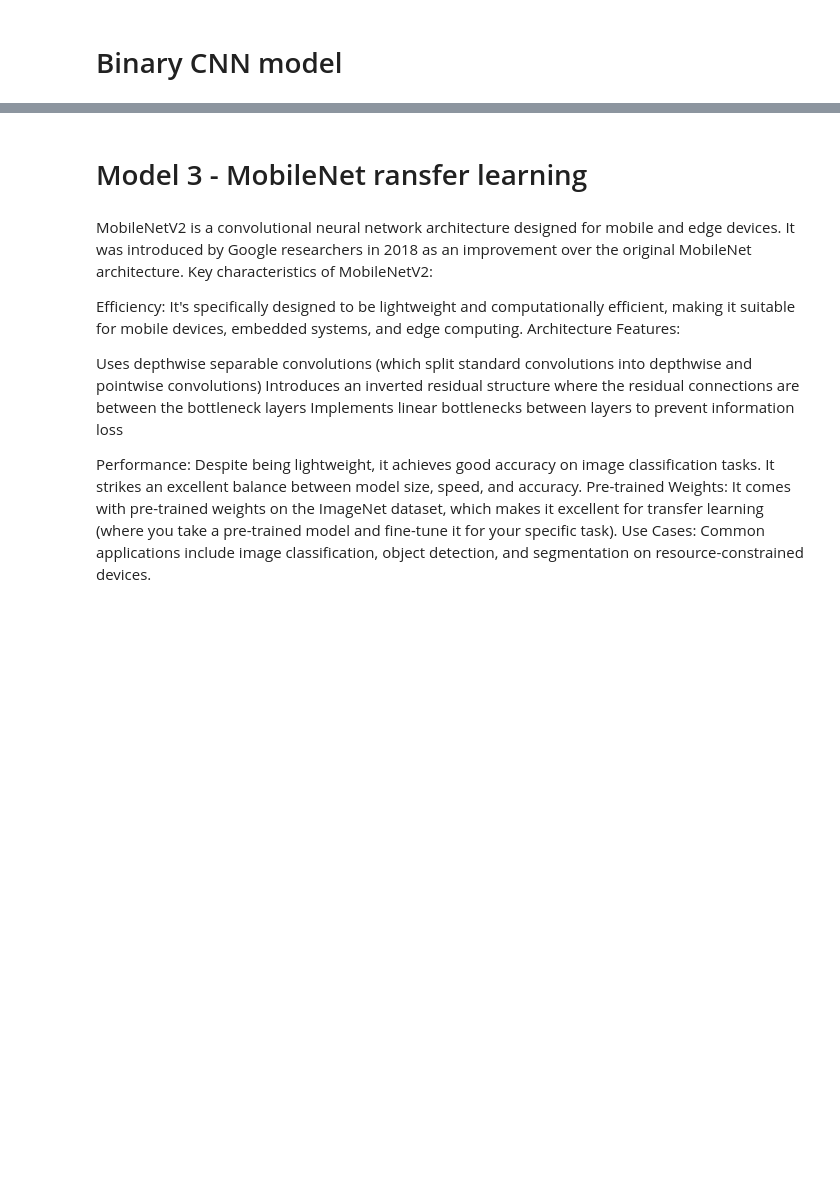
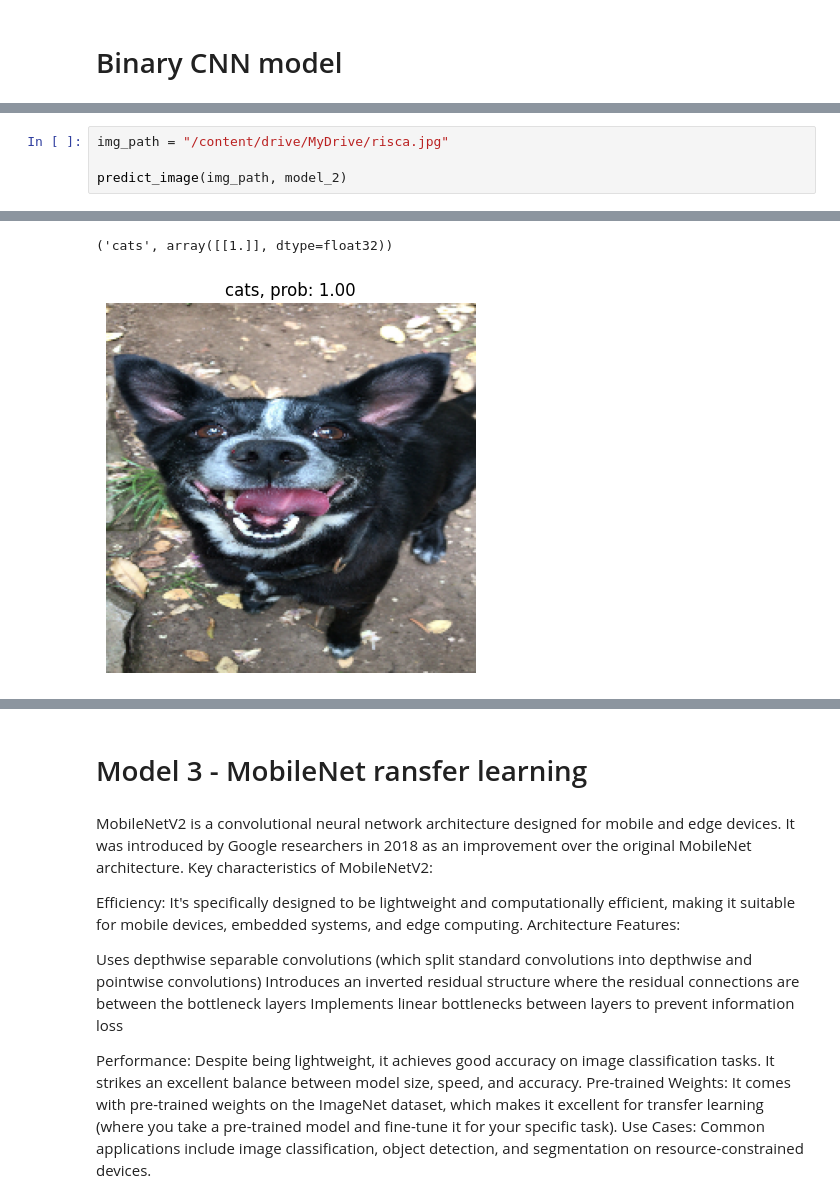
Before and after one commit to rodrigobivarazevedo/machine_learning, a Jupyter notebook: cnn_google_colab.ipynb, the cells around one changed output, grey strips where cells are left out. Saved outputs shown, nothing was run; the diff lists cells and outputs as text; blank space fills up the shorter version.

```diff
--- a/cnn_google_colab.ipynb
+++ b/cnn_google_colab.ipynb
@@ -652,0 +816,5 @@ def create_binary_cnn_model(data_augmentation, input_shape=(224, 224, 3)):
+# %%
+img_path = "/content/drive/MyDrive/risca.jpg"
+
+predict_image(img_path, model_2)
+# %% [output]
@@ -652,0 +823,2 @@ def create_binary_cnn_model(data_augmentation, input_shape=(224, 224, 3)):
+('cats', array([[1.]], dtype=float32))
+[figure, added]
```
Also changed, not shown: parts of 22 cells of this notebook.
